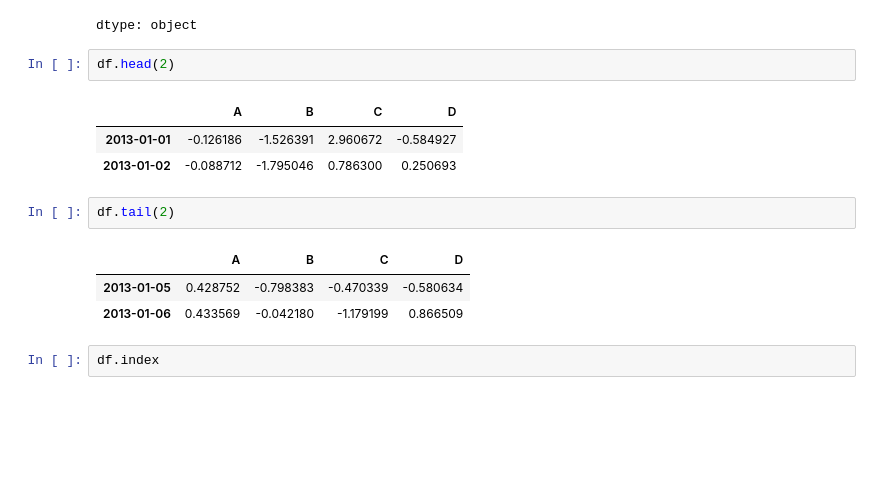
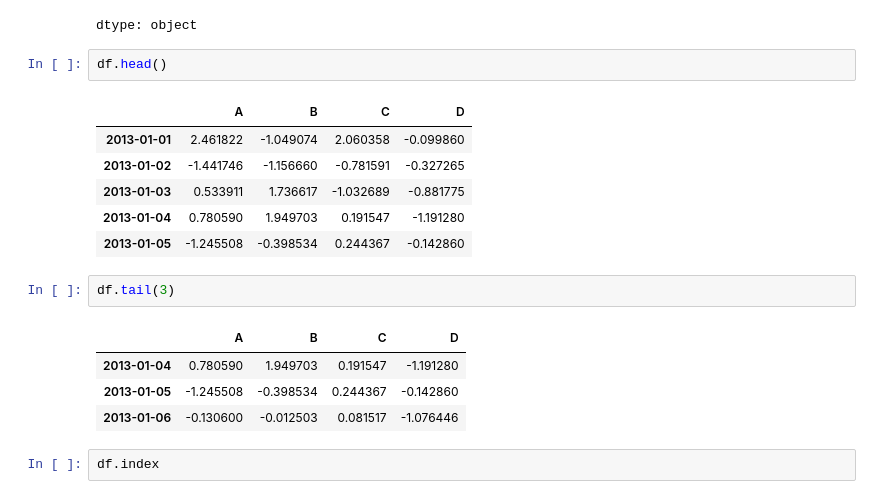
Before and after one commit to ErikDlrr/mineriaDeDatos, a Jupyter notebook: MineriaDeDatos2.ipynb, the cells around one changed output. Saved outputs shown, nothing was run; the diff lists cells and outputs as text; blank space fills up the shorter version.

```diff
--- a/MineriaDeDatos2.ipynb
+++ b/MineriaDeDatos2.ipynb
@@ -1032,17 +1086,21 @@ df2.dtypes
 | F | object |
 dtype: object
 # %%
-df.head(2)
+df.head()
 # %% [output]
 |  | A | B | C | D |
-| 2013-01-01 | -0.126186 | -1.526391 | 2.960672 | -0.584927 |
-| 2013-01-02 | -0.088712 | -1.795046 | 0.786300 | 0.250693 |
+| 2013-01-01 | 2.461822 | -1.049074 | 2.060358 | -0.099860 |
+| 2013-01-02 | -1.441746 | -1.156660 | -0.781591 | -0.327265 |
+| 2013-01-03 | 0.533911 | 1.736617 | -1.032689 | -0.881775 |
+| 2013-01-04 | 0.780590 | 1.949703 | 0.191547 | -1.191280 |
+| 2013-01-05 | -1.245508 | -0.398534 | 0.244367 | -0.142860 |
 # %%
-df.tail(2)
+df.tail(3)
 # %% [output]
 |  | A | B | C | D |
-| 2013-01-05 | 0.428752 | -0.798383 | -0.470339 | -0.580634 |
-| 2013-01-06 | 0.433569 | -0.042180 | -1.179199 | 0.866509 |
+| 2013-01-04 | 0.780590 | 1.949703 | 0.191547 | -1.191280 |
+| 2013-01-05 | -1.245508 | -0.398534 | 0.244367 | -0.142860 |
+| 2013-01-06 | -0.130600 | -0.012503 | 0.081517 | -1.076446 |
 # %%
 df.index
 # %% [output]
```
Also changed, not shown: parts of 158 cells of this notebook.
